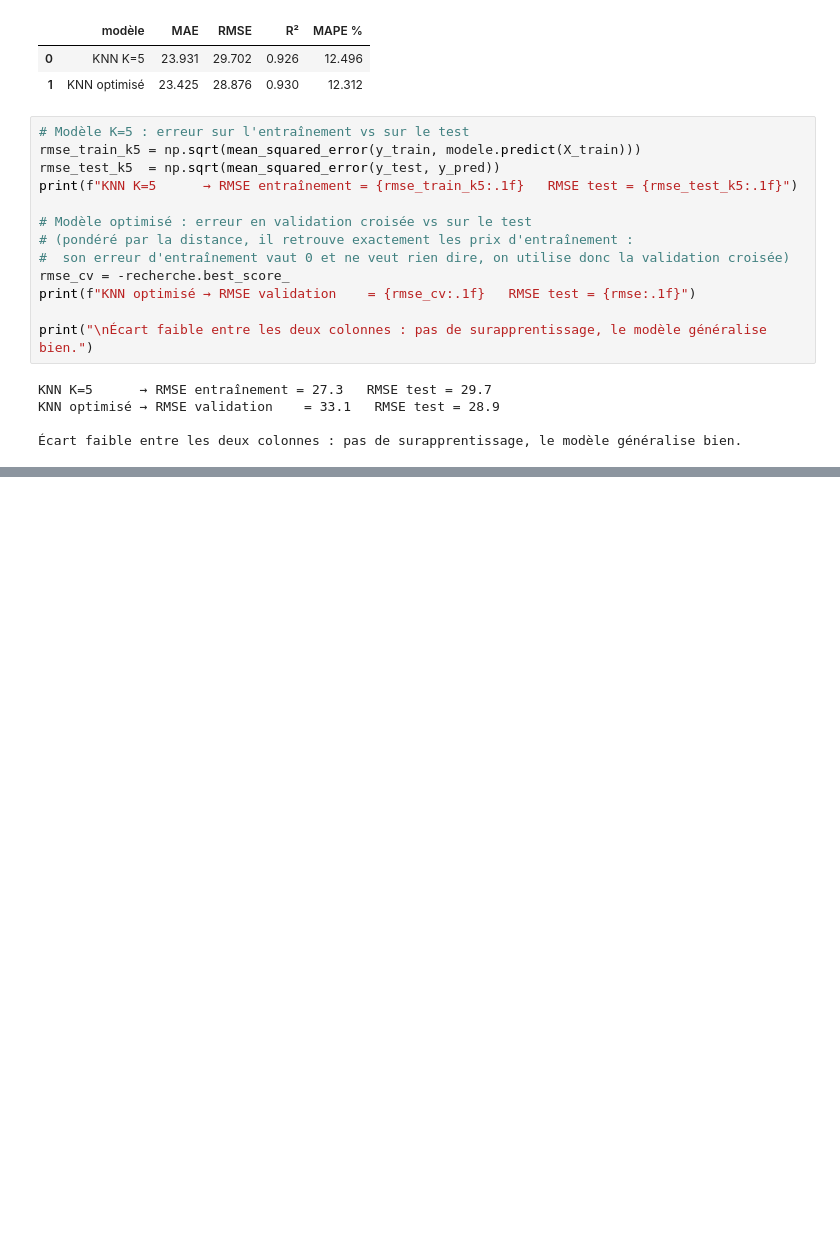
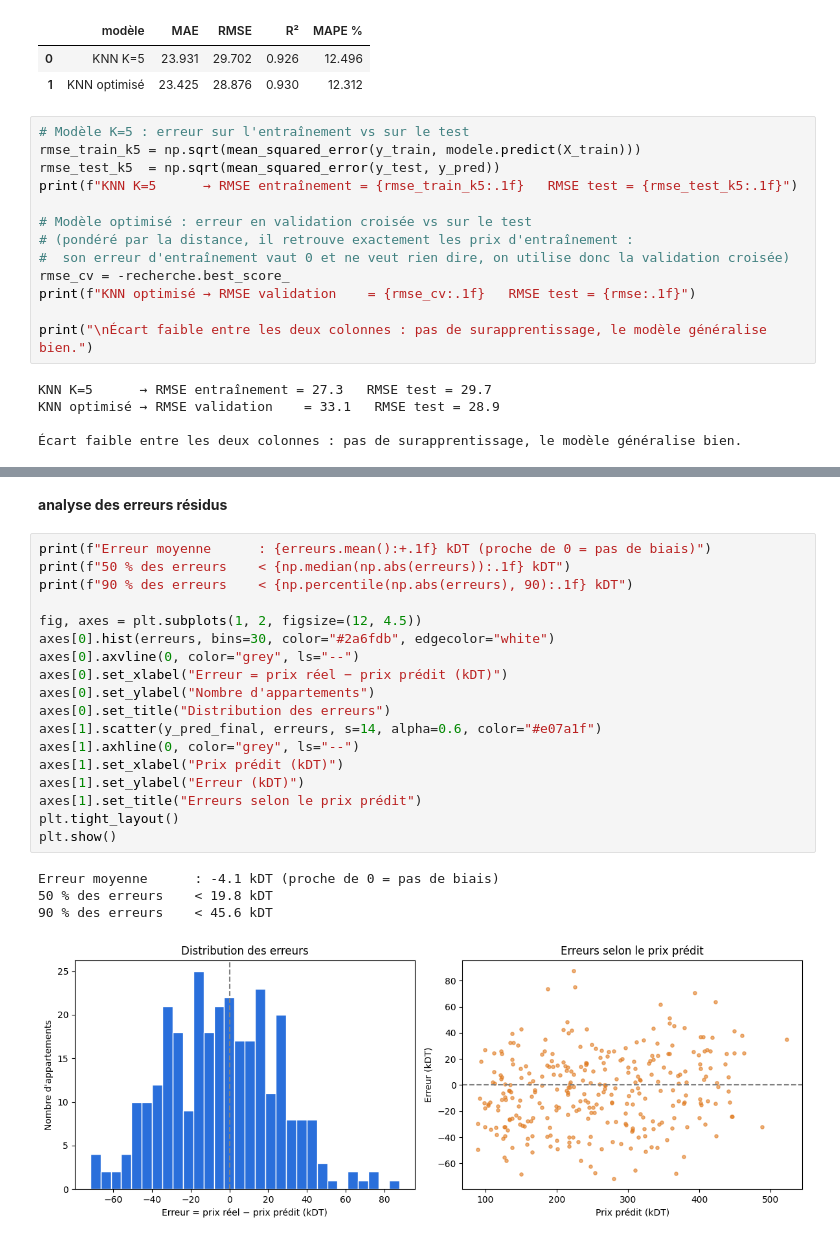
Before and after one commit to BOUIDA-CHAIMA/Machine-Learning-samples, a Jupyter notebook: KNN_Régression.ipynb, the cells around one changed output, grey strips where cells are left out. Saved outputs shown, nothing was run; the diff lists cells and outputs as text; blank space fills up the shorter version.

```diff
--- a/KNN_Régression.ipynb
+++ b/KNN_Régression.ipynb
@@ -292,0 +316,25 @@ KNN optimisé → RMSE validation    = 33.1   RMSE test = 28.9
+# %% [markdown]
+**analyse des erreurs résidus**
+# %%
+print(f"Erreur moyenne      : {erreurs.mean():+.1f} kDT (proche de 0 = pas de biais)")
+print(f"50 % des erreurs    < {np.median(np.abs(erreurs)):.1f} kDT")
+print(f"90 % des erreurs    < {np.percentile(np.abs(erreurs), 90):.1f} kDT")
+
+fig, axes = plt.subplots(1, 2, figsize=(12, 4.5))
+axes[0].hist(erreurs, bins=30, color="#2a6fdb", edgecolor="white")
+axes[0].axvline(0, color="grey", ls="--")
+axes[0].set_xlabel("Erreur = prix réel − prix prédit (kDT)")
+axes[0].set_ylabel("Nombre d'appartements")
+axes[0].set_title("Distribution des erreurs")
+axes[1].scatter(y_pred_final, erreurs, s=14, alpha=0.6, color="#e07a1f")
+axes[1].axhline(0, color="grey", ls="--")
+axes[1].set_xlabel("Prix prédit (kDT)")
+axes[1].set_ylabel("Erreur (kDT)")
+axes[1].set_title("Erreurs selon le prix prédit")
+plt.tight_layout()
+plt.show()
+# %% [output]
+Erreur moyenne      : -4.1 kDT (proche de 0 = pas de biais)
+50 % des erreurs    < 19.8 kDT
+90 % des erreurs    < 45.6 kDT
+[figure, added]
```
Also changed, not shown: parts of 5 cells of this notebook.
